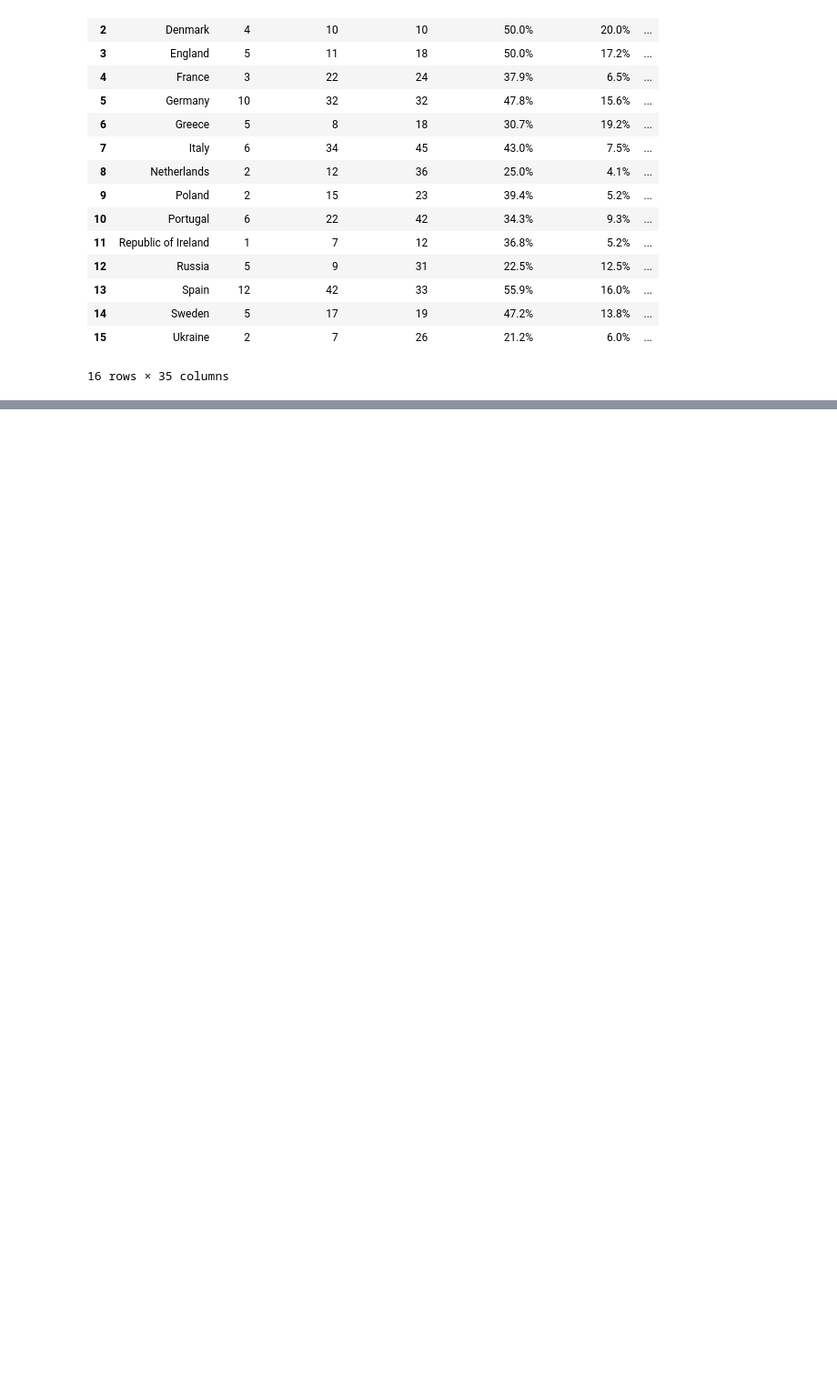
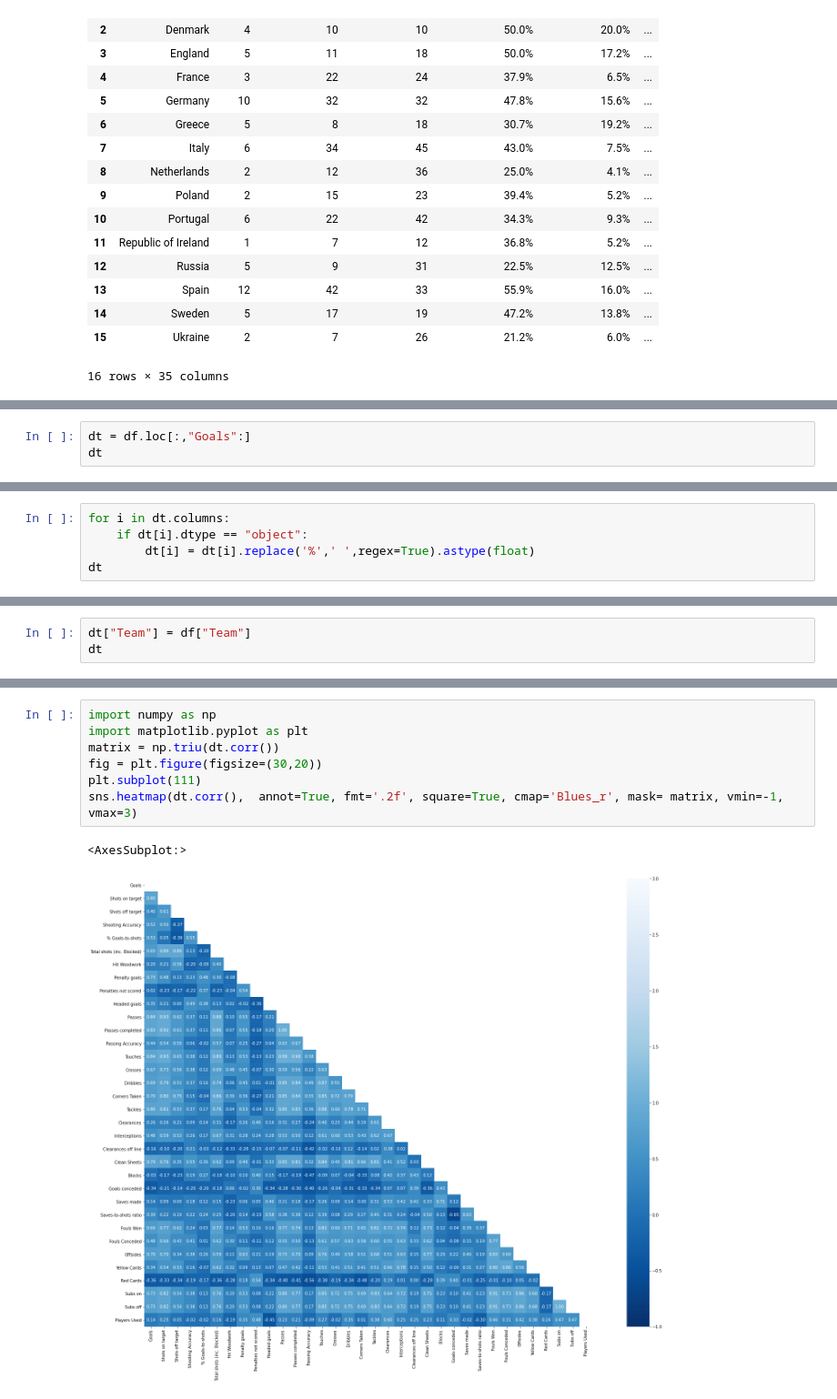
Before and after one commit to mardeldom/data_science_student_nov_2020, a Jupyter notebook: week9/day4/exercises/3.football_stats.ipynb, the cells around one changed output, grey strips where cells are left out. Shown at 91% size. Drawn from its saved outputs; the diff is of its cells as text; blank space fills up the shorter version.

```diff
--- a/week9/day4/exercises/3.football_stats.ipynb
+++ b/week9/day4/exercises/3.football_stats.ipynb
@@ -38,0 +86,3 @@ df
+# %%
+dt = df.loc[:,"Goals":]
+dt
@@ -38,0 +108,5 @@ df
+# %%
+for i in dt.columns:
+    if dt[i].dtype == "object":
+        dt[i] = dt[i].replace('%',' ',regex=True).astype(float)
+dt
@@ -38,0 +132,3 @@ df
+# %%
+dt["Team"] = df["Team"]
+dt
@@ -38,0 +195,10 @@ df
+# %%
+import numpy as np
+import matplotlib.pyplot as plt
+matrix = np.triu(dt.corr())
+fig = plt.figure(figsize=(30,20))
+plt.subplot(111)
+sns.heatmap(dt.corr(),  annot=True, fmt='.2f', square=True, cmap='Blues_r', mask= matrix, vmin=-1, vmax=3)
+# %% [output]
+<AxesSubplot:>
+[figure, added]
```
Also changed, not shown: parts of 62 cells of this notebook, 13 other files.
